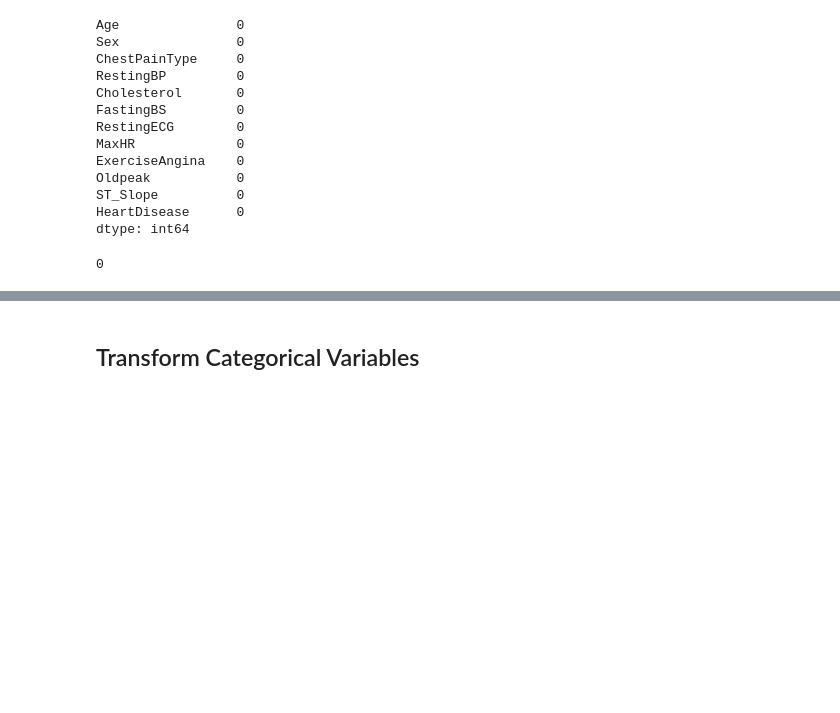
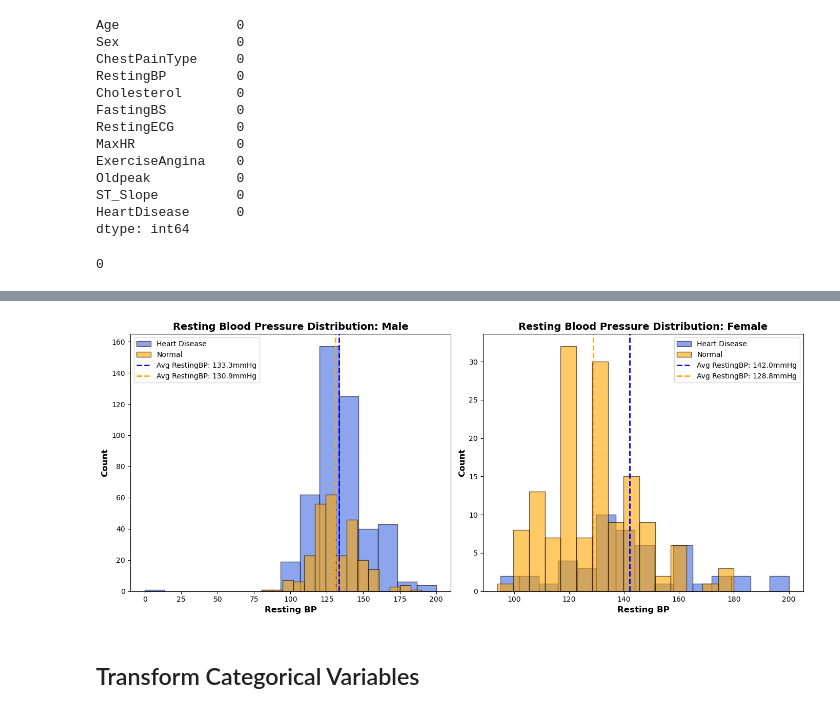
Before and after one commit to midorikawaguti/Heart_Failure_Prediction_Team_0, a Jupyter notebook: heart_failure_prediction-1.ipynb, the cells around one changed output, grey strips where cells are left out. Saved outputs shown, nothing was run; the diff lists cells and outputs as text; code cells hidden in the pictures; blank space fills up the shorter version.

```diff
--- a/heart_failure_prediction-1.ipynb
+++ b/heart_failure_prediction-1.ipynb
@@ -92,3 +158,41 @@ heart_df.duplicated().sum()
+# %%
+import matplotlib.pyplot as plt
+
+fig, axes = plt.subplots(1, 2, figsize=(14, 6))
+
+# ---- Male Resting BP Distribution ----
+axes[0].hist(heart_disease_male['RestingBP'], bins=15, alpha=0.6, color='royalblue', edgecolor='black', label='Heart Disease')
+axes[0].hist(heart_normal_male['RestingBP'], bins=15, alpha=0.6, color='orange', edgecolor='black', label='Normal')
+
+# Add vertical lines for average RestingBP
+axes[0].axvline(x=avg_restingBP_male_disease, color='blue', linestyle='--', linewidth=2, label=f"Avg RestingBP: {avg_restingBP_male_disease:.1f}mmHg")
+axes[0].axvline(x=avg_restingBP_male_normal, color='orange', linestyle='--', linewidth=2, label=f"Avg RestingBP: {avg_restingBP_male_normal:.1f}mmHg")
+
+# Labels & title
+axes[0].set_xlabel('Resting BP', fontsize=12, fontweight='bold')
+axes[0].set_ylabel('Count', fontsize=12, fontweight='bold')
+axes[0].set_title('Resting Blood Pressure Distribution: Male', fontsize=14, fontweight='bold')
+axes[0].legend(loc='upper left', fontsize=10)
+
+# ---- Female Resting BP Distribution ----
+axes[1].hist(heart_disease_female['RestingBP'], bins=15, alpha=0.6, color='royalblue', edgecolor='black', label='Heart Disease')
+axes[1].hist(heart_normal_female['RestingBP'], bins=15, alpha=0.6, color='orange', edgecolor='black', label='Normal')
+
+# Add vertical lines for average RestingBP
+axes[1].axvline(x=avg_restingBP_female_disease, color='blue', linestyle='--', linewidth=2, label=f"Avg RestingBP: {avg_restingBP_female_disease:.1f}mmHg")
+axes[1].axvline(x=avg_restingBP_female_normal, color='orange', linestyle='--', linewidth=2, label=f"Avg RestingBP: {avg_restingBP_female_normal:.1f}mmHg")
+
+# Labels & title
+axes[1].set_xlabel('Resting BP', fontsize=12, fontweight='bold')
+axes[1].set_ylabel('Count', fontsize=12, fontweight='bold')
+axes[1].set_title('Resting Blood Pressure Distribution: Female', fontsize=14, fontweight='bold')
+axes[1].legend(loc='upper right', fontsize=10)
+
+# Adjust layout
+plt.tight_layout()  # Prevent overlap
+plt.show()
+# %% [output]
+[figure, added]
 # %% [markdown]
 ##  Transform Categorical Variables
 # %% [markdown]
```
Also changed, not shown: parts of 13 cells of this notebook.
